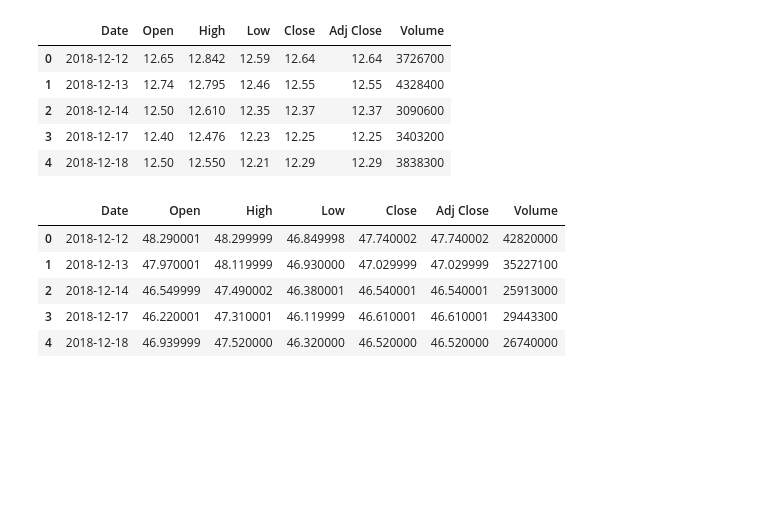
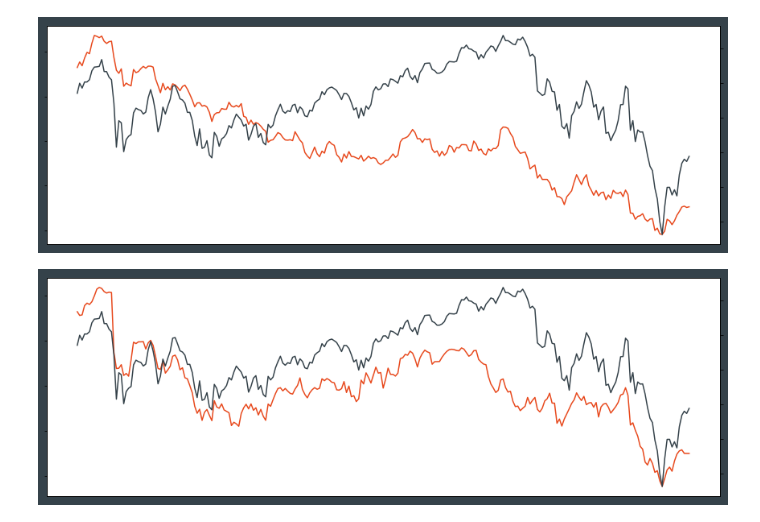
Before and after one commit to projectoneda/projectoneda.github.io, a Jupyter notebook: graph.ipynb, the cells around one changed output. Cells and saved outputs as stored; diff of their text form; code cells hidden in the pictures; blank space fills up the shorter version.

```diff
--- a/graph.ipynb
+++ b/graph.ipynb
@@ -62,20 +57,44 @@ ax2.set_yticklabels([])
-# %%
-ubs = pd.read_csv('csv/ubs.csv')
-ubs.head()
-# %% [output]
-|  | Date | Open | High | Low | Close | Adj Close | Volume |
-| 0 | 2018-12-12 | 12.65 | 12.842 | 12.59 | 12.64 | 12.64 | 3726700 |
-| 1 | 2018-12-13 | 12.74 | 12.795 | 12.46 | 12.55 | 12.55 | 4328400 |
-| 2 | 2018-12-14 | 12.50 | 12.610 | 12.35 | 12.37 | 12.37 | 3090600 |
-| 3 | 2018-12-17 | 12.40 | 12.476 | 12.23 | 12.25 | 12.25 | 3403200 |
-| 4 | 2018-12-18 | 12.50 | 12.550 | 12.21 | 12.29 | 12.29 | 3838300 |
-# %%
-wf = pd.read_csv('csv/wf.csv')
-wf.head()
-# %% [output]
-|  | Date | Open | High | Low | Close | Adj Close | Volume |
-| 0 | 2018-12-12 | 48.290001 | 48.299999 | 46.849998 | 47.740002 | 47.740002 | 42820000 |
-| 1 | 2018-12-13 | 47.970001 | 48.119999 | 46.930000 | 47.029999 | 47.029999 | 35227100 |
-| 2 | 2018-12-14 | 46.549999 | 47.490002 | 46.380001 | 46.540001 | 46.540001 | 25913000 |
-| 3 | 2018-12-17 | 46.220001 | 47.310001 | 46.119999 | 46.610001 | 46.610001 | 29443300 |
-| 4 | 2018-12-18 | 46.939999 | 47.520000 | 46.320000 | 46.520000 | 46.520000 | 26740000 |
+# %%
+# UBS
+ubs = pd.read_csv('csv/ubs.csv')
+ubs_date = ubs.Date
+ubs_open = ubs.Open
+
+fig, ax1 = plt.subplots(figsize=(15,5), facecolor=('#35424A'))
+
+color = '#E8491D'
+ax1.plot(ubs_date, ubs_open, color=color)
+ax1.tick_params(axis='x', which='both', bottom=False, top=False, labelbottom=False)
+ax1.set_yticklabels([])
+
+ax2 = ax1.twinx()
+
+color = '#35424A'
+ax2.plot(year_date, year_open, color=color)
+ax2.set_yticklabels([])
+
+plt.savefig("graphs/ubs")
+# %% [output]
+[figure, added]
+# %%
+# Wells Fargo
+wf = pd.read_csv('csv/wf.csv')
+wf_date = wf.Date
+wf_open = wf.Open
+
+fig, ax1 = plt.subplots(figsize=(15,5), facecolor=('#35424A'))
+
+color = '#E8491D'
+ax1.plot(wf_date, wf_open, color=color)
+ax1.tick_params(axis='x', which='both', bottom=False, top=False, labelbottom=False)
+ax1.set_yticklabels([])
+
+ax2 = ax1.twinx()
+
+color = '#35424A'
+ax2.plot(year_date, year_open, color=color)
+ax2.set_yticklabels([])
+
+plt.savefig("graphs/wf")
+# %% [output]
+[figure, added]
```
Also changed, not shown: parts of 3 cells of this notebook.
